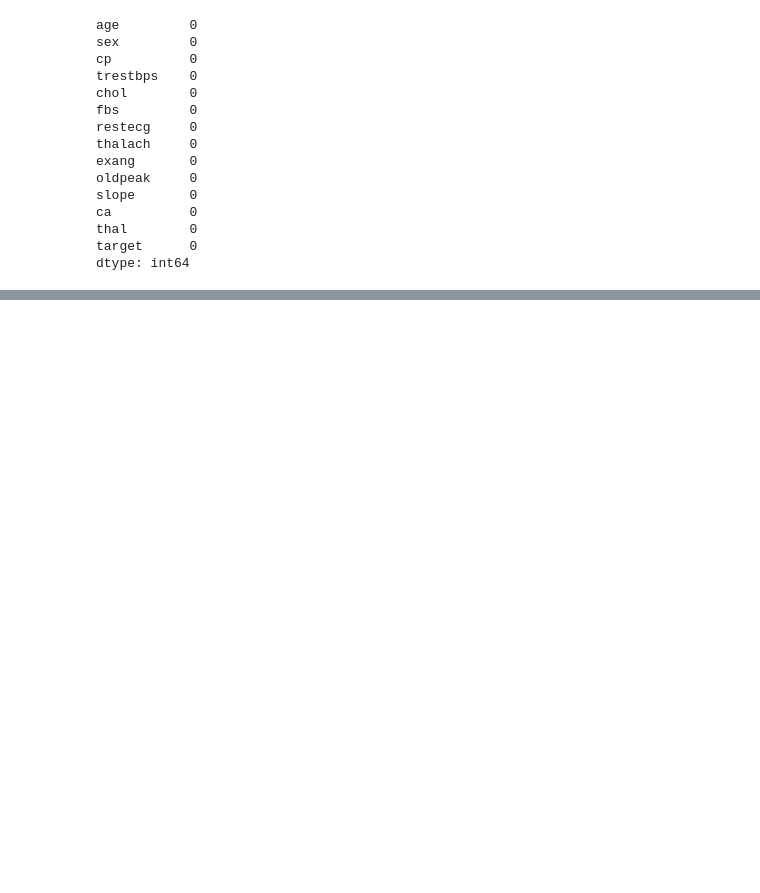
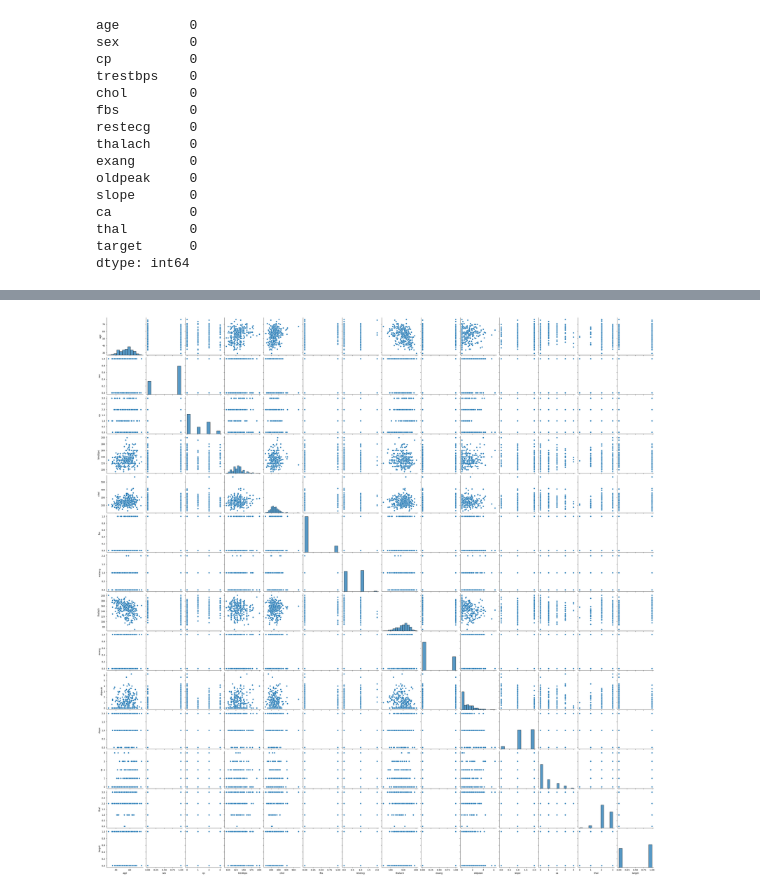
Before and after one commit to ajay6034/Heart-Disease-Prediction, a Jupyter notebook: test_code.ipynb, the cells around one changed output, grey strips where cells are left out. Saved outputs shown, nothing was run; the diff lists cells and outputs as text; code cells hidden in the pictures; blank space fills up the shorter version.

```diff
--- a/test_code.ipynb
+++ b/test_code.ipynb
@@ -43,0 +149,6 @@ dtype: int64
+# %%
+# Relationships between pairs of variables in a dataset
+sns.pairplot(df)
+plt.show()
+# %% [output]
+[figure, added]
```
Also changed, not shown: parts of 26 cells of this notebook.
